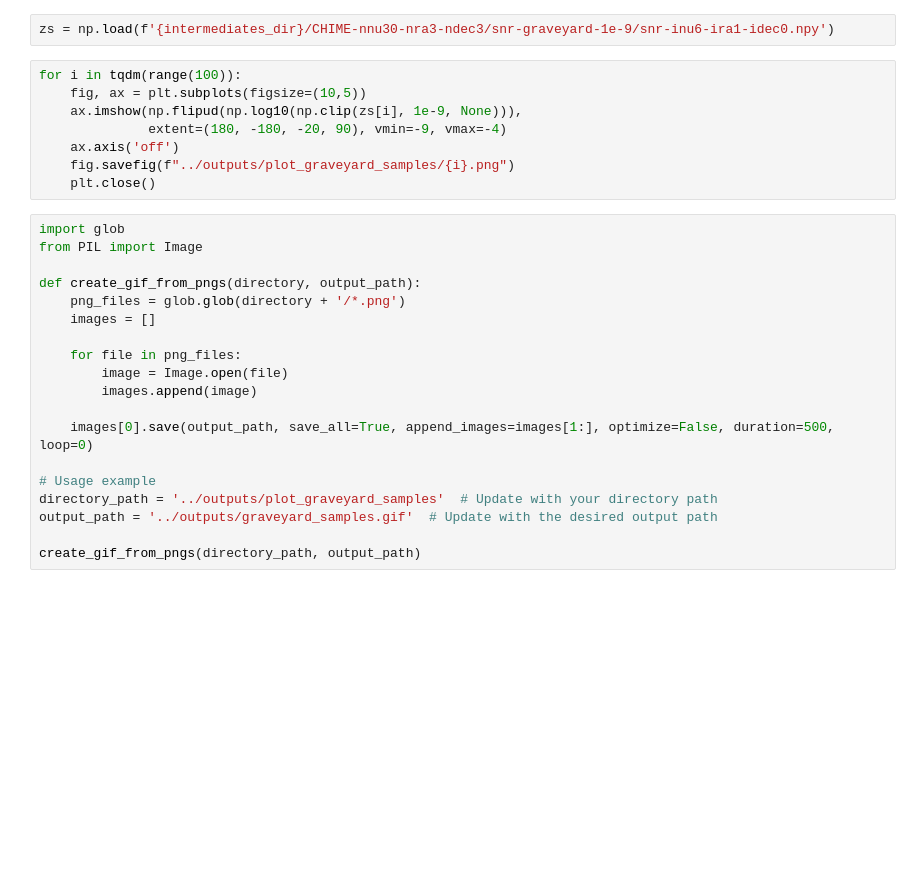
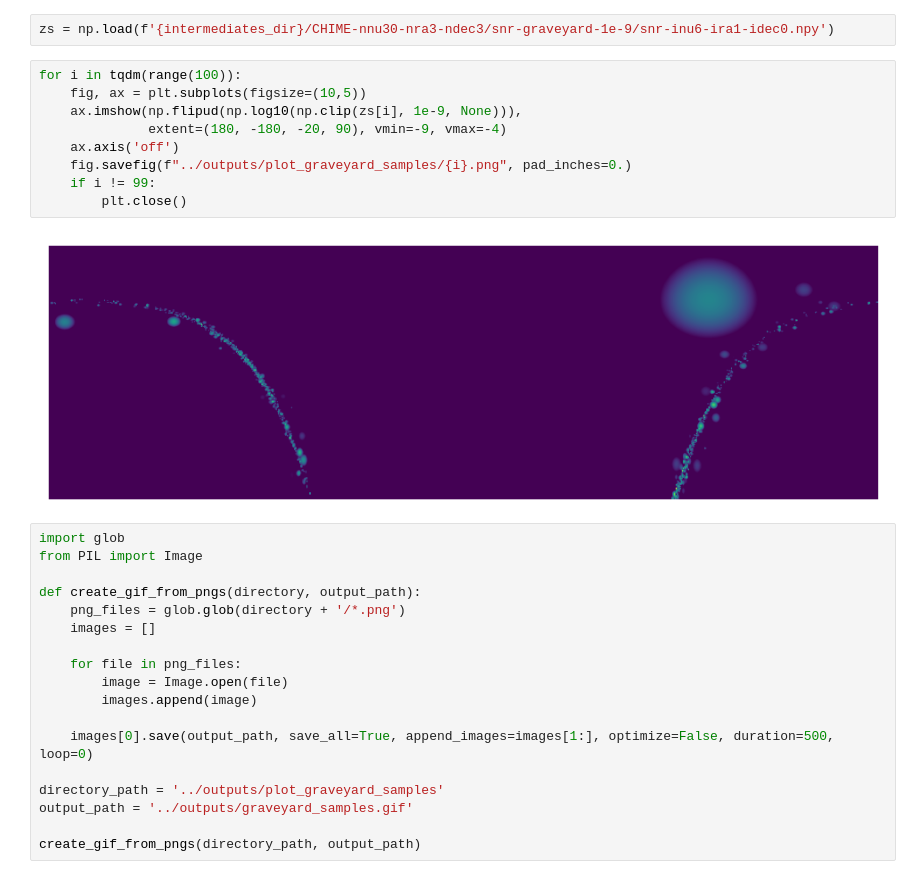
Before and after one commit to yitiansun/axion-mirror, a Jupyter notebook: estimates/plotting.ipynb, the cells around one changed output. Saved outputs shown, nothing was run; the diff lists cells and outputs as text; blank space fills up the shorter version.

```diff
--- a/estimates/plotting.ipynb
+++ b/estimates/plotting.ipynb
@@ -69,11 +95,14 @@ zs = np.load(f'{intermediates_dir}/CHIME-nnu30-nra3-ndec3/snr-graveyard-1e-9/snr
 # %%
 for i in tqdm(range(100)):
     fig, ax = plt.subplots(figsize=(10,5))
     ax.imshow(np.flipud(np.log10(np.clip(zs[i], 1e-9, None))),
               extent=(180, -180, -20, 90), vmin=-9, vmax=-4)
     ax.axis('off')
-    fig.savefig(f"../outputs/plot_graveyard_samples/{i}.png")
-    plt.close()
+    fig.savefig(f"../outputs/plot_graveyard_samples/{i}.png", pad_inches=0.)
+    if i != 99:
+        plt.close()
+# %% [output]
+[figure, added]
 # %%
 import glob
 from PIL import Image
@@ -88,8 +117,7 @@ def create_gif_from_pngs(directory, output_path):
 
     images[0].save(output_path, save_all=True, append_images=images[1:], optimize=False, duration=500, loop=0)
 
-# Usage example
-directory_path = '../outputs/plot_graveyard_samples'  # Update with your directory path
-output_path = '../outputs/graveyard_samples.gif'  # Update with the desired output path
+directory_path = '../outputs/plot_graveyard_samples'
+output_path = '../outputs/graveyard_samples.gif'
 
 create_gif_from_pngs(directory_path, output_path)
```
Also changed, not shown: parts of 3 cells of this notebook, 11 other files.
